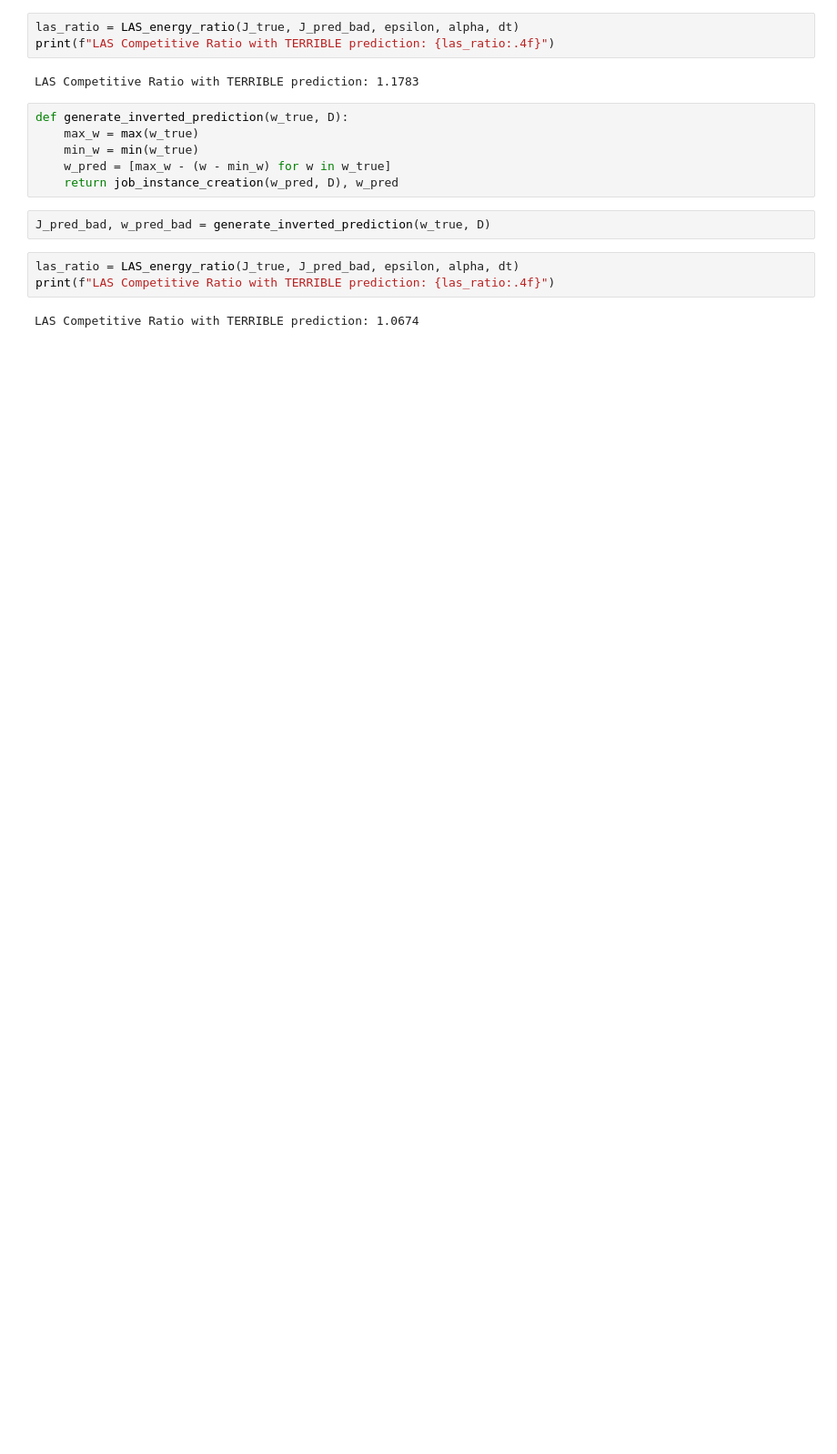
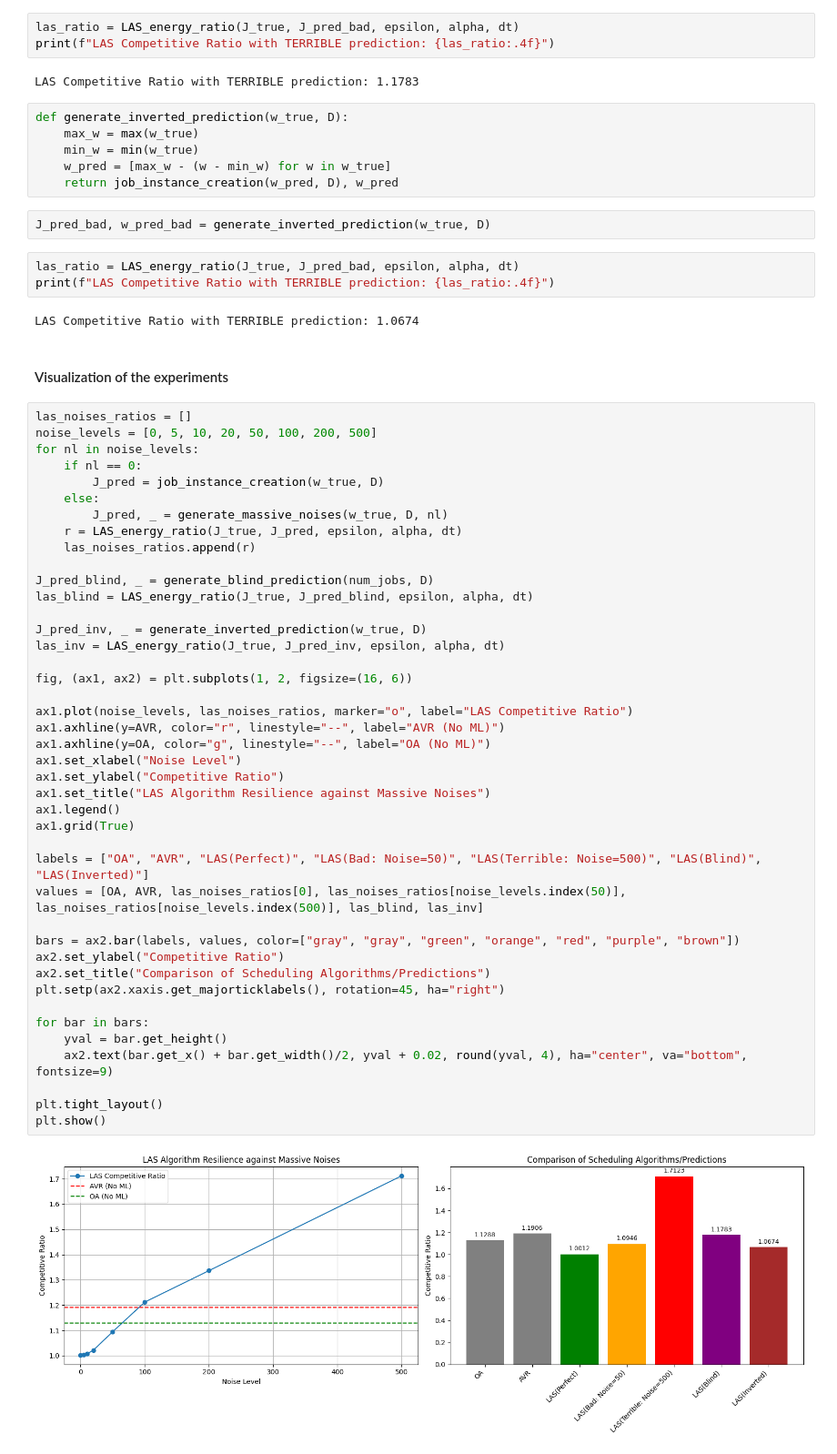
Before and after one commit to tahaabdelkrimdouik/LAS-TER-project, a Jupyter notebook: Fast_Introduction.ipynb, the cells around one changed output. Shown at 91% size. Cells and saved outputs as stored; diff of their text form; blank space fills up the shorter version.

```diff
--- a/Fast_Introduction.ipynb
+++ b/Fast_Introduction.ipynb
@@ -257,3 +257,49 @@ las_ratio = LAS_energy_ratio(J_true, J_pred_bad, epsilon, alpha, dt)
 print(f"LAS Competitive Ratio with TERRIBLE prediction: {las_ratio:.4f}")
 # %% [output]
 LAS Competitive Ratio with TERRIBLE prediction: 1.0674
+# %% [markdown]
+#### Visualization of the experiments
+# %%
+las_noises_ratios = []
+noise_levels = [0, 5, 10, 20, 50, 100, 200, 500]
+for nl in noise_levels:
+    if nl == 0:
+        J_pred = job_instance_creation(w_true, D)
+    else:
+        J_pred, _ = generate_massive_noises(w_true, D, nl)
+    r = LAS_energy_ratio(J_true, J_pred, epsilon, alpha, dt)
+    las_noises_ratios.append(r)
+
+J_pred_blind, _ = generate_blind_prediction(num_jobs, D)
+las_blind = LAS_energy_ratio(J_true, J_pred_blind, epsilon, alpha, dt)
+
+J_pred_inv, _ = generate_inverted_prediction(w_true, D)
+las_inv = LAS_energy_ratio(J_true, J_pred_inv, epsilon, alpha, dt)
+
+fig, (ax1, ax2) = plt.subplots(1, 2, figsize=(16, 6))
+
+ax1.plot(noise_levels, las_noises_ratios, marker="o", label="LAS Competitive Ratio")
+ax1.axhline(y=AVR, color="r", linestyle="--", label="AVR (No ML)")
+ax1.axhline(y=OA, color="g", linestyle="--", label="OA (No ML)")
+ax1.set_xlabel("Noise Level")
+ax1.set_ylabel("Competitive Ratio")
+ax1.set_title("LAS Algorithm Resilience against Massive Noises")
+ax1.legend()
+ax1.grid(True)
+
+labels = ["OA", "AVR", "LAS(Perfect)", "LAS(Bad: Noise=50)", "LAS(Terrible: Noise=500)", "LAS(Blind)", "LAS(Inverted)"]
+values = [OA, AVR, las_noises_ratios[0], las_noises_ratios[noise_levels.index(50)], las_noises_ratios[noise_levels.index(500)], las_blind, las_inv]
+
+bars = ax2.bar(labels, values, color=["gray", "gray", "green", "orange", "red", "purple", "brown"])
+ax2.set_ylabel("Competitive Ratio")
+ax2.set_title("Comparison of Scheduling Algorithms/Predictions")
+plt.setp(ax2.xaxis.get_majorticklabels(), rotation=45, ha="right")
+
+for bar in bars:
+    yval = bar.get_height()
+    ax2.text(bar.get_x() + bar.get_width()/2, yval + 0.02, round(yval, 4), ha="center", va="bottom", fontsize=9)
+
+plt.tight_layout()
+plt.show()
+# %% [output]
+[figure, added]
```
Also changed, not shown: parts of 5 cells of this notebook.
